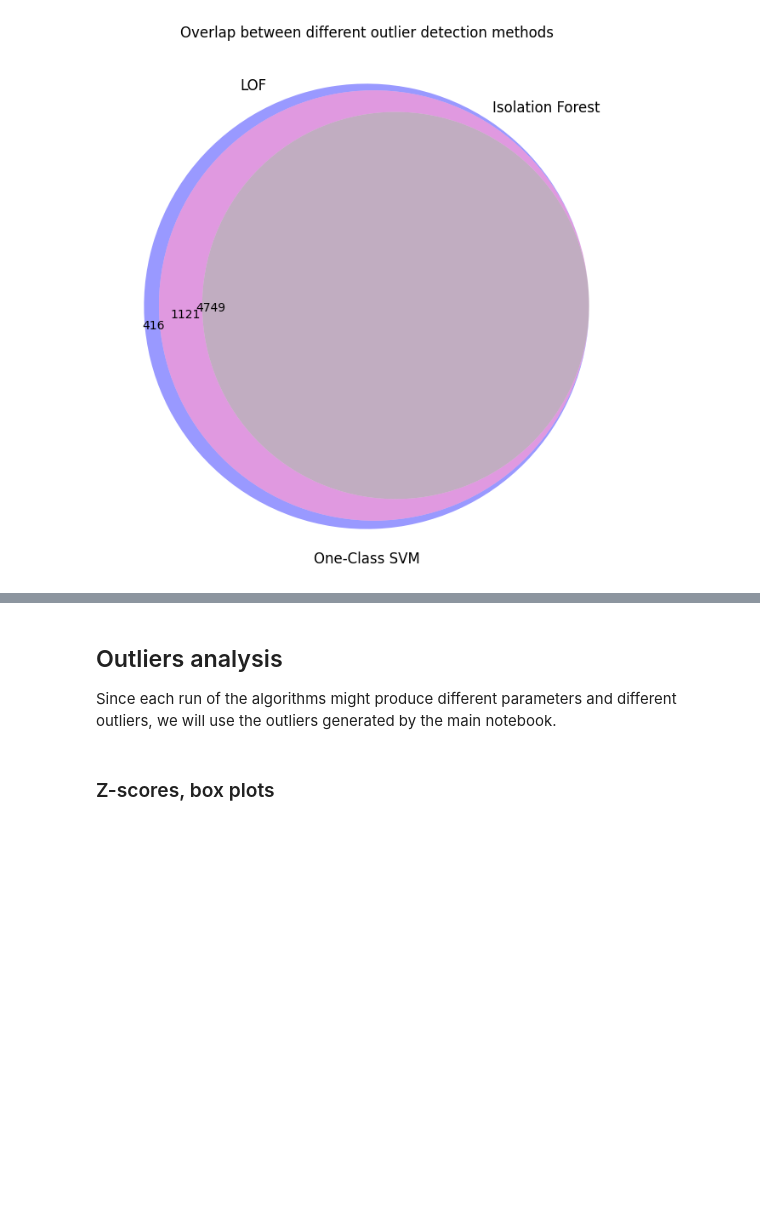
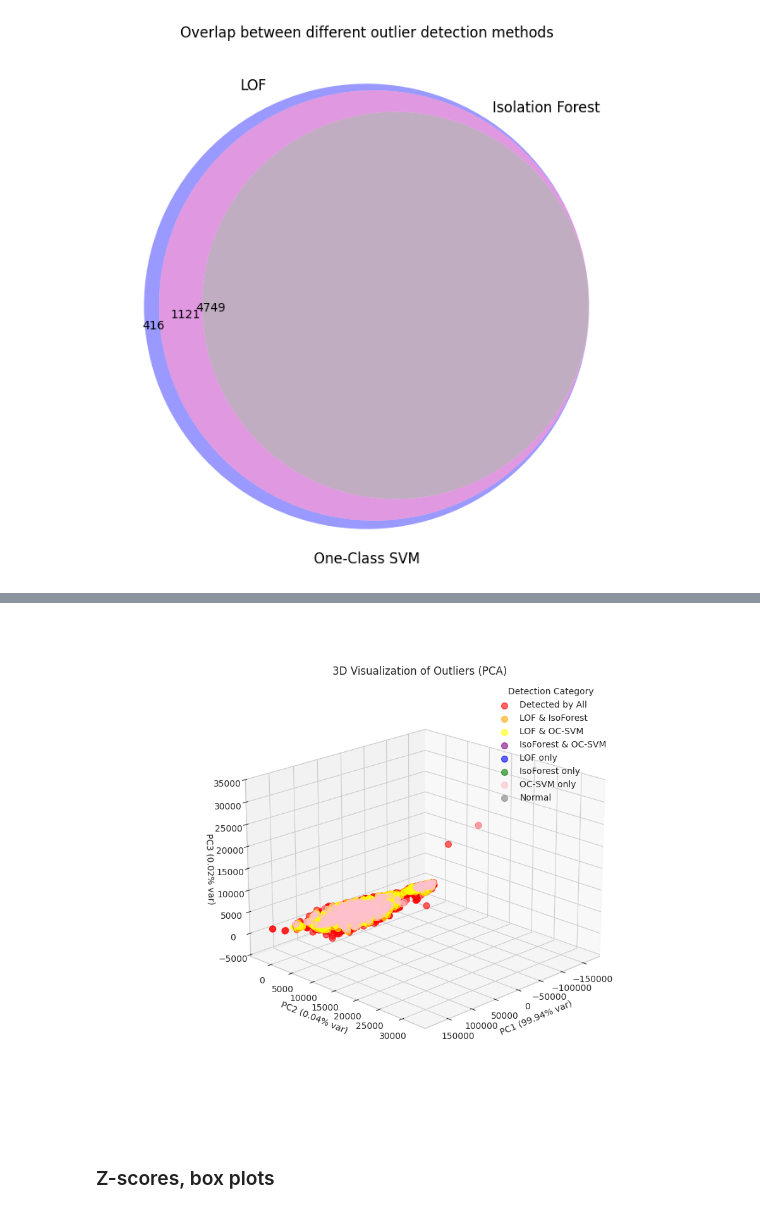
Before and after one commit to lesi-nedo/dm_project24_group_11, a Jupyter notebook: extra_notebooks/OlekisyOutliersAnal.ipynb, the cells around one changed output, grey strips where cells are left out. Saved outputs shown, nothing was run; the diff lists cells and outputs as text; code cells hidden in the pictures; blank space fills up the shorter version.

```diff
--- a/extra_notebooks/OlekisyOutliersAnal.ipynb
+++ b/extra_notebooks/OlekisyOutliersAnal.ipynb
@@ -165,14 +212,10 @@ Common between IsoForest and OC-SVM: 4749
 # %%
+%matplotlib widget
 from outliers_code.outliers_analysis import visualize_outliers_3d
 
-all_outliers_indexes = outliers_lof.index.union(outliers_iso_for.index).union(outliers_oc_svm_gpu.index)
-fig, pca_df = visualize_outliers_3d(NumericalDataset.loc[all_outliers_indexes], lof_set, iso_set, oc_svm_set)
-fig.show()
-plt.close()
+visualize_outliers_3d(NumericalDataset.loc[all_outliers_indexes], lof_set, iso_set, oc_svm_set)
+# %% [output]
+[figure, added]
-# %% [markdown]
-## Outliers analysis
-
-Since each run of the algorithms might produce different parameters and different outliers, we will use the outliers generated by the main notebook.
 # %% [markdown]
 ### Z-scores, box plots
 # %%
```
Also changed, not shown: parts of 14 cells of this notebook, 1 other file.
